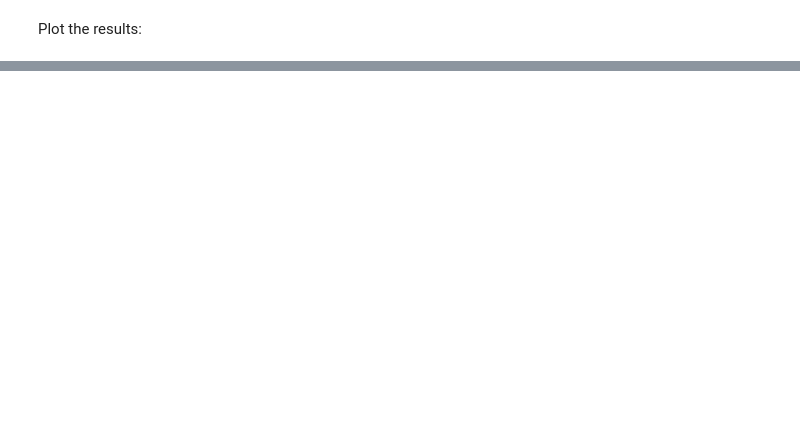
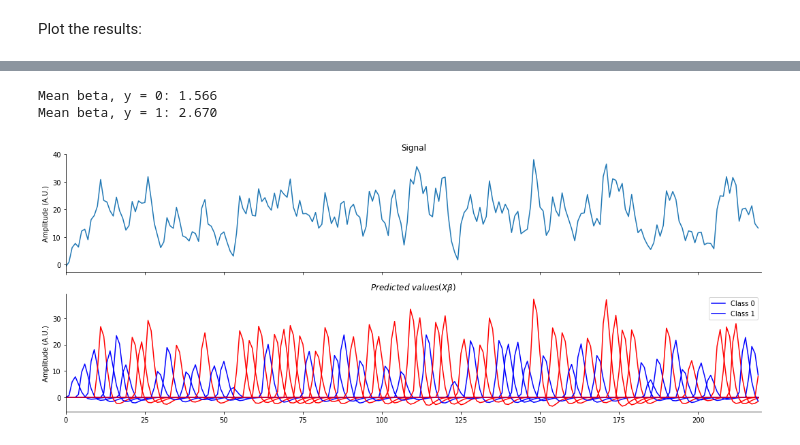
Before and after one commit to lukassnoek/MVCA, a Jupyter notebook: analyses/suppl_simulations/functional_MRI_simulation.ipynb, the cells around one changed output, grey strips where cells are left out. Drawn from its saved outputs; the diff is of its cells as text; code cells hidden in the pictures; blank space fills up the shorter version.

```diff
--- a/analyses/suppl_simulations/functional_MRI_simulation.ipynb
+++ b/analyses/suppl_simulations/functional_MRI_simulation.ipynb
@@ -753,12 +943,0 @@ And let's plot it:
-# %%
-df = pd.DataFrame(results)
-df['corr'] = df['corr'].round(2)
-
-plt.figure(figsize=(10, 3))
-ax = sns.pointplot(data=df, x='corr', y='acc')
-ax.set_xlabel("corr(conf, condition)")
-ax.set_ylabel('Accuracy')
-ax.axhline(0.5, ls='--', c='k')
-sns.despine()
-ax.set_title('Woolgar method', fontsize=15)
-plt.show()
@@ -846,0 +1014,25 @@ plt.show()
+# %%
+fig, ax = plt.subplots(nrows=2, sharex=True, figsize=(15, 6))
+ax[0].plot(y[:, 0])
+ax[0].set_title("Signal")
+
+betas, stderrs, tvals = fmri_gen.fit_glm(X, y, control_for_conf=False)
+print("Mean beta, y = 0: %.3f" % betas[conds == 0, 0].mean())
+print("Mean beta, y = 1: %.3f" % betas[conds == 1, 0].mean())
+
+for i in np.arange(1, 81):
+    ax[1].plot(X[:, i] * betas[i - 1, 0], c='r' if conds[i-1] else 'b')
+
+ax[1].set_title(r"$Predicted\ values (X\beta)$")
+ax[1].legend(['Class 0', 'Class 1'])
+
+for i in [0, 1]:
+    ax[i].set_ylabel('Amplitude (A.U.)')
+    ax[i].set_xlim(0, 220)
+
+sns.despine()
+plt.tight_layout()
+# %% [output]
+Mean beta, y = 0: 1.566
+Mean beta, y = 1: 2.670
+[figure, added]
```
Also changed, not shown: parts of 67 cells of this notebook, 10 other files.
